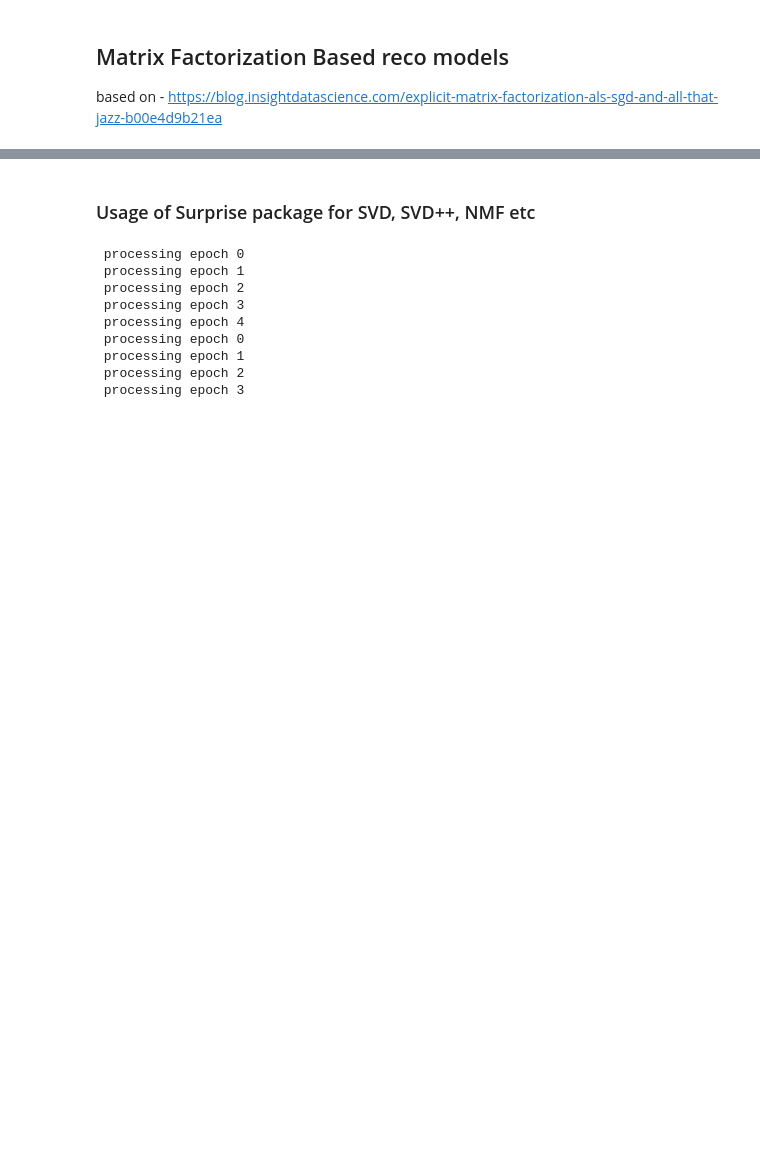
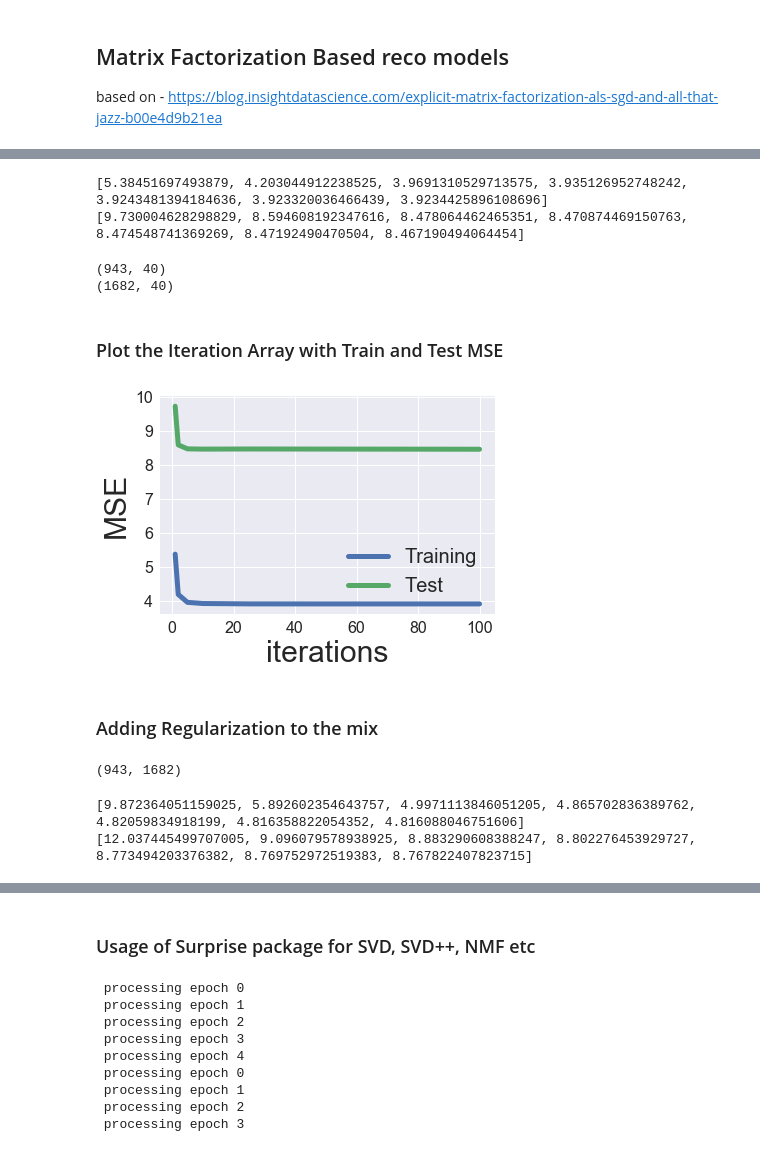
Before and after one commit to abhikbanerjee/Ml_Recs_Notebooks, a Jupyter notebook: Recommendation_Models_Notebooks/Recommendation_Matrix_fact.ipynb, the cells around one changed output, grey strips where cells are left out. Cells and saved outputs as stored; diff of their text form; code cells hidden in the pictures; blank space fills up the shorter version.

Commit message:
helped images and matrix fact notebook

```diff
--- a/Recommendation_Models_Notebooks/Recommendation_Matrix_fact.ipynb
+++ b/Recommendation_Models_Notebooks/Recommendation_Matrix_fact.ipynb
@@ -4,0 +50,13 @@ based on - https://blog.insightdatascience.com/explicit-matrix-factorization-als
+# %%
+def train_test_split(ratings):
+    test = np.zeros(ratings.shape)
+    train = ratings.copy()
+    for user in range(ratings.shape[0]):
+        test_ratings = np.random.choice(ratings[user, :].nonzero()[0],
+                                        size=10,
+                                        replace=False)
+        train[user, test_ratings] = 0.
+        test[user, test_ratings] = ratings[user, test_ratings]
+    return train, test
+# %%
+train, test = train_test_split(ratings)
@@ -4,0 +243,47 @@ based on - https://blog.insightdatascience.com/explicit-matrix-factorization-als
+# %%
+MF_ALS = ExplicitMF(train, n_factors=40, \
+                    user_reg=0.0, item_reg=0.0)
+iter_array = [1, 2, 5, 10, 25, 50, 100]
+MF_ALS.calculate_learning_curve(iter_array, test)
+# %%
+print(MF_ALS.train_mse)
+print(MF_ALS.test_mse)
+# %% [output]
+[5.38451697493879, 4.203044912238525, 3.9691310529713575, 3.935126952748242, 3.9243481394184636, 3.923320036466439, 3.9234425896108696]
+[9.730004628298829, 8.594608192347616, 8.478064462465351, 8.470874469150763, 8.474548741369269, 8.47192490470504, 8.467190494064454]
+# %%
+print(MF_ALS.user_vecs.shape)
+print(MF_ALS.item_vecs.shape)
+# %% [output]
+(943, 40)
+(1682, 40)
+# %% [markdown]
+### Plot the Iteration Array with Train and Test MSE
+# %%
+%matplotlib inline
+import matplotlib.pyplot as plt
+import seaborn as sns
+sns.set()
+
+def plot_learning_curve(iter_array, model):
+    plt.plot(iter_array, model.train_mse, \
+             label='Training', linewidth=5)
+    plt.plot(iter_array, model.test_mse, \
+             label='Test', linewidth=5)
+
+
+    plt.xticks(fontsize=16);
+    plt.yticks(fontsize=16);
+    plt.xlabel('iterations', fontsize=30);
+    plt.ylabel('MSE', fontsize=30);
+    plt.legend(loc='best', fontsize=20);
+# %%
+plot_learning_curve(iter_array, MF_ALS)
+# %% [output]
+[figure, added]
+# %% [markdown]
+### Adding Regularization to the mix
+# %%
+train.shape
+# %% [output]
+(943, 1682)
@@ -4,0 +296,6 @@ based on - https://blog.insightdatascience.com/explicit-matrix-factorization-als
+# %%
+print(MF_ALS_reg.train_mse)
+print(MF_ALS_reg.test_mse)
+# %% [output]
+[9.872364051159025, 5.892602354643757, 4.9971113846051205, 4.865702836389762, 4.82059834918199, 4.816358822054352, 4.816088046751606]
+[12.037445499707005, 9.096079578938925, 8.883290608388247, 8.802276453929727, 8.773494203376382, 8.769752972519383, 8.767822407823715]
```
Also changed, not shown: parts of 19 cells of this notebook, 5 other files.
